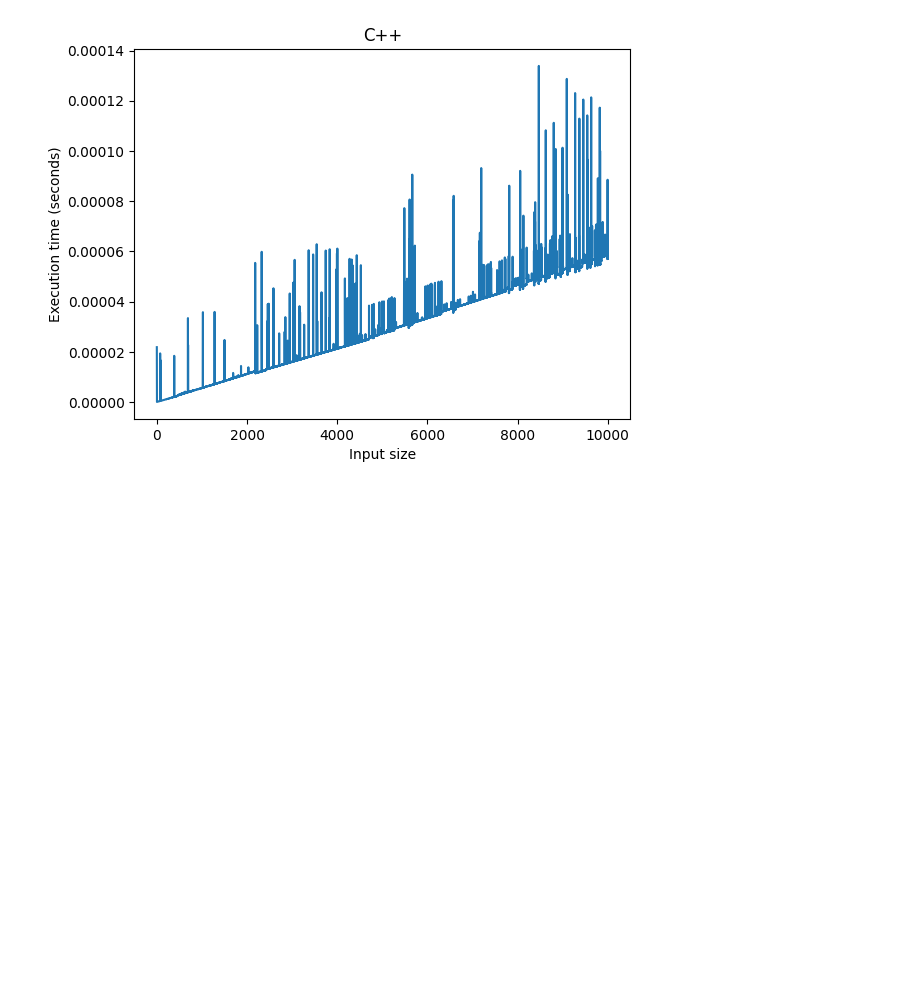
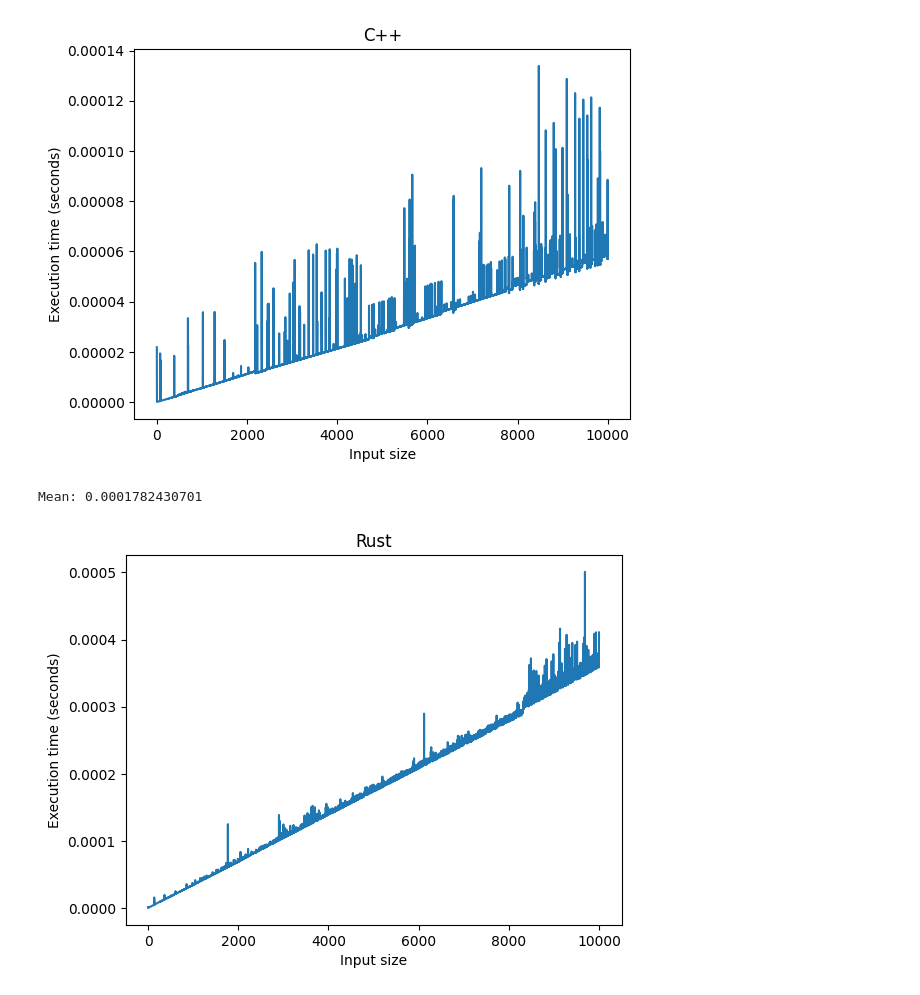
Before and after one commit to TT2024-B106/similarity-measures, a Jupyter notebook: notebooks/euclidean.ipynb, the cells around one changed output. Drawn from its saved outputs; the diff is of its cells as text; code cells hidden in the pictures; blank space fills up the shorter version.

```diff
--- a/notebooks/euclidean.ipynb
+++ b/notebooks/euclidean.ipynb
@@ -181,3 +183,21 @@ plt.title("C++")
 plt.show()
 # %% [output]
 [figure]
+# %%
+import matplotlib.pyplot as plt
+
+with open('../rust/durations.txt', 'r') as file:
+    content = file.read()
+
+durations = eval(content)
+
+plt.plot(durations)
+plt.xlabel("Input size")
+plt.ylabel("Execution time (seconds)")
+plt.title("Rust")
+
+print(f"Mean: {sum(durations) / len(durations)}")
+plt.show()
+# %% [output]
+Mean: 0.0001782430701
+[figure, added]
```
Also changed, not shown: parts of 2 cells of this notebook, 11 other files.
